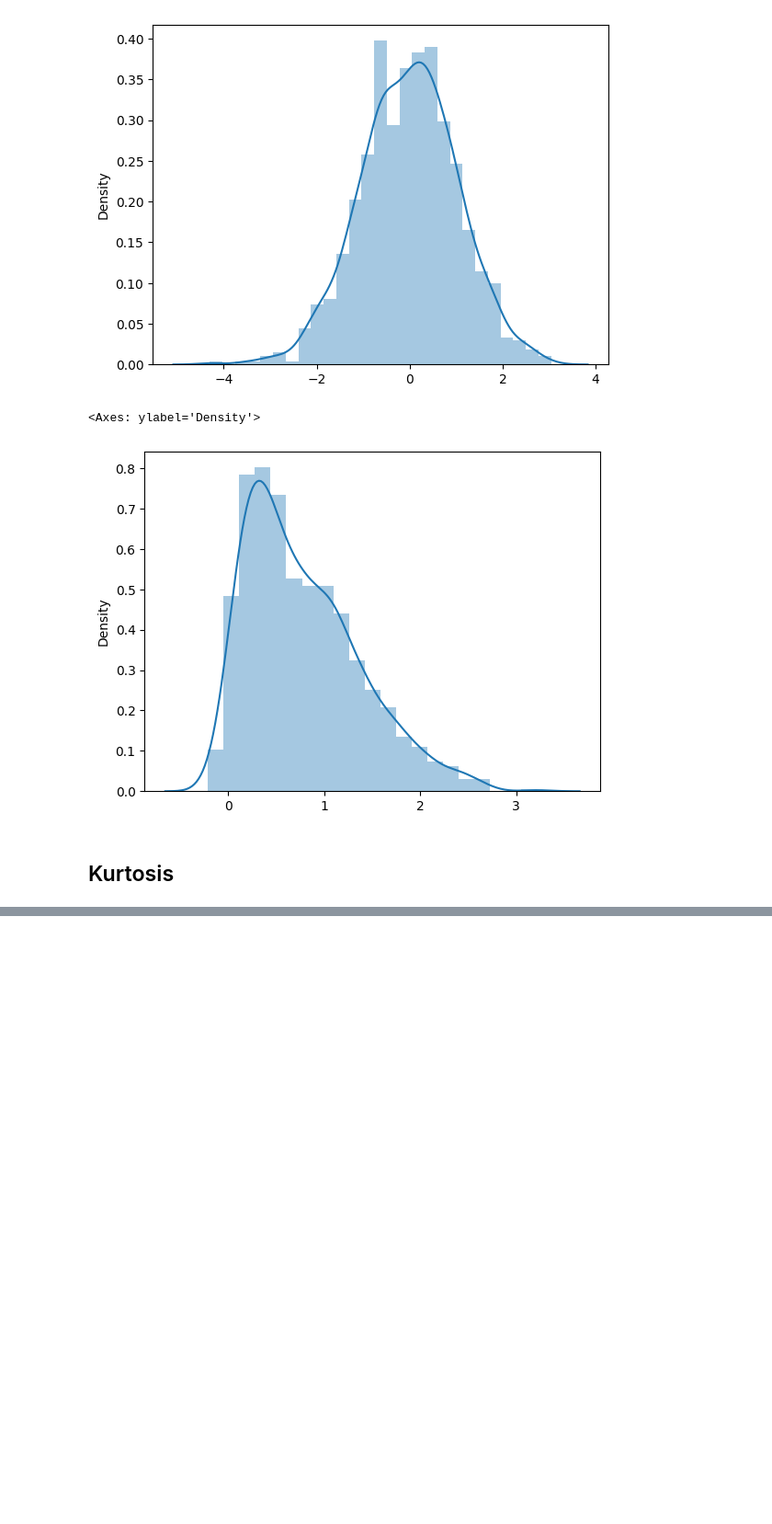
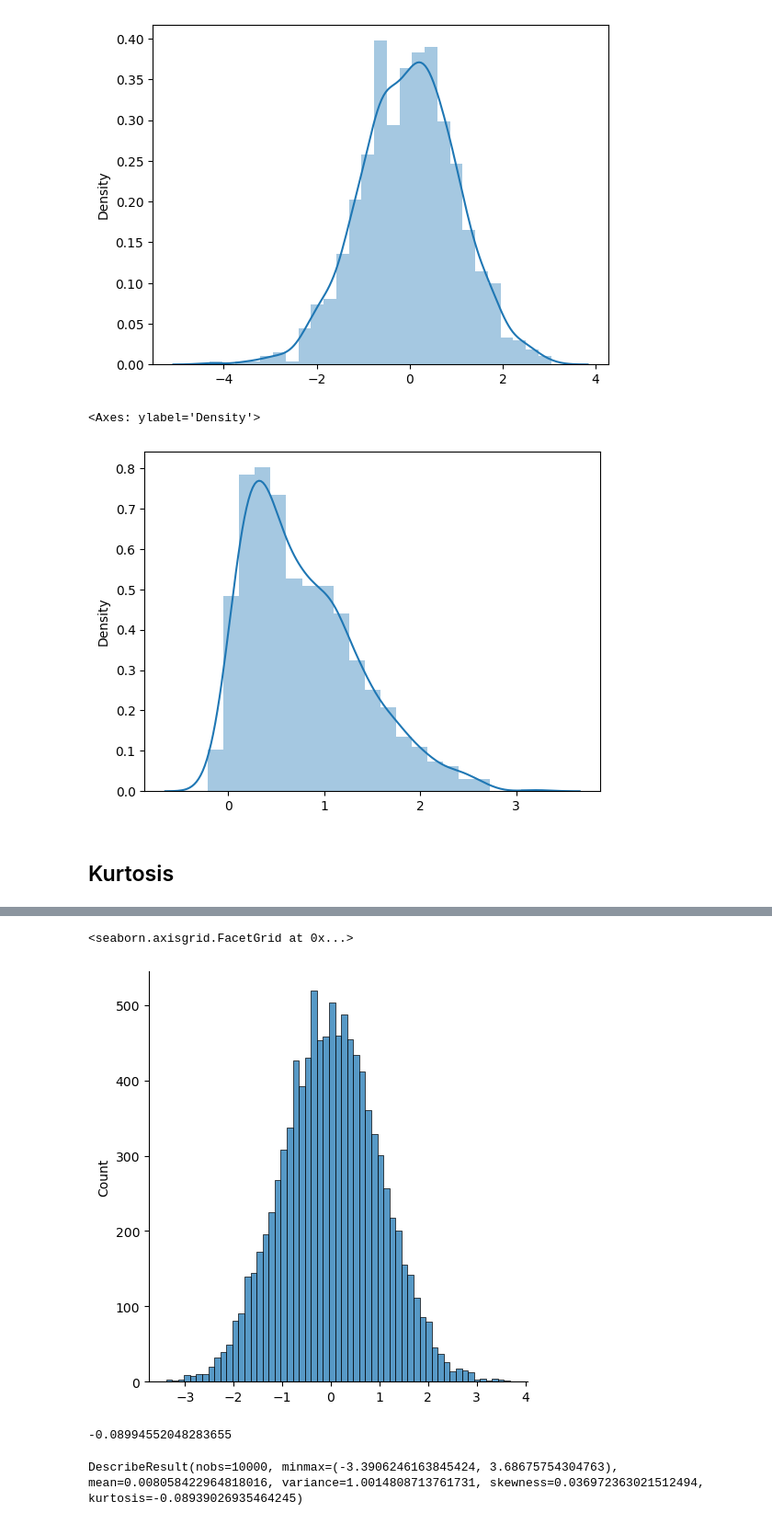
Before and after one commit to Red651/Hacktivate8Python, a Jupyter notebook: Descriptive_statistic.ipynb, the cells around one changed output, grey strips where cells are left out. Shown at 92% size. Cells and saved outputs as stored; diff of their text form; code cells hidden in the pictures; blank space fills up the shorter version.

```diff
--- a/Descriptive_statistic.ipynb
+++ b/Descriptive_statistic.ipynb
@@ -164,0 +326,10 @@ sns.distplot(X2)
+# %%
+X = scipy.stats.skewnorm.rvs(a=0,size=10000,loc=0)
+sns.displot(X)
+# %% [output]
+<seaborn.axisgrid.FacetGrid at 0x...>
+[figure, added]
+# %%
+scipy.stats.kurtosis(X)
+# %% [output]
+-0.08994552048283655
@@ -164,0 +338,4 @@ sns.distplot(X2)
+# %%
+result
+# %% [output]
+DescribeResult(nobs=10000, minmax=(-3.3906246163845424, 3.68675754304763), mean=0.008058422964818016, variance=1.0014808713761731, skewness=0.036972363021512494, kurtosis=-0.08939026935464245)
```
Also changed, not shown: parts of 71 cells of this notebook.
